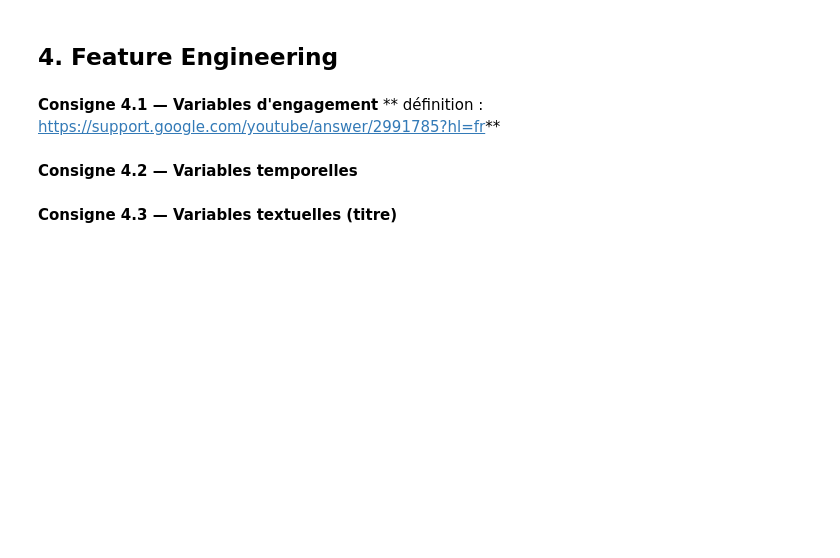
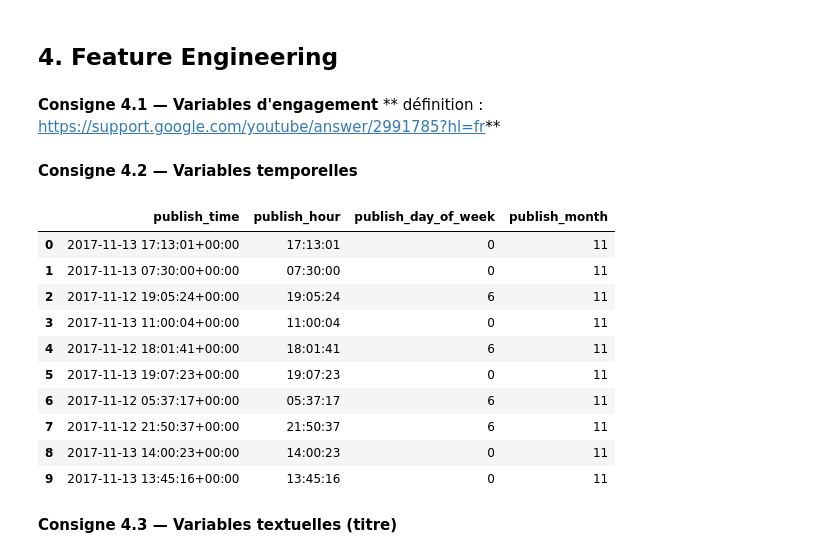
Before and after one commit to 17matb/youtube-trends, a Jupyter notebook: ml_youtube_trends.ipynb, the cells around one changed output. Saved outputs shown, nothing was run; the diff lists cells and outputs as text; code cells hidden in the pictures; blank space fills up the shorter version.

```diff
--- a/ml_youtube_trends.ipynb
+++ b/ml_youtube_trends.ipynb
@@ -284,9 +293,23 @@ dtype: int64
 **Consigne 4.2 — Variables temporelles**
 # %%
 # VOTRE CODE ICI - Section 4.2
-# df_clean['publish_hour'] = ....
-# df_clean['publish_day_of_week'] = ...
-# df_clean['publish_month'] = ...
+df_clean['publish_hour'] = df_clean['publish_time'].dt.time
+df_clean['publish_day_of_week'] = df_clean['publish_time'].dt.day_of_week
+df_clean['publish_month'] = df_clean['publish_time'].dt.month
+
+display(df_clean[['publish_time', 'publish_hour', 'publish_day_of_week', 'publish_month']].head(10))
+# %% [output]
+|  | publish_time | publish_hour | publish_day_of_week | publish_month |
+| 0 | 2017-11-13 17:13:01+00:00 | 17:13:01 | 0 | 11 |
+| 1 | 2017-11-13 07:30:00+00:00 | 07:30:00 | 0 | 11 |
+| 2 | 2017-11-12 19:05:24+00:00 | 19:05:24 | 6 | 11 |
+| 3 | 2017-11-13 11:00:04+00:00 | 11:00:04 | 0 | 11 |
+| 4 | 2017-11-12 18:01:41+00:00 | 18:01:41 | 6 | 11 |
+| 5 | 2017-11-13 19:07:23+00:00 | 19:07:23 | 0 | 11 |
+| 6 | 2017-11-12 05:37:17+00:00 | 05:37:17 | 6 | 11 |
+| 7 | 2017-11-12 21:50:37+00:00 | 21:50:37 | 6 | 11 |
+| 8 | 2017-11-13 14:00:23+00:00 | 14:00:23 | 0 | 11 |
+| 9 | 2017-11-13 13:45:16+00:00 | 13:45:16 | 0 | 11 |
 # %% [markdown]
 **Consigne 4.3 — Variables textuelles (titre)**
 # %%
```
Also changed, not shown: parts of 9 cells of this notebook.
